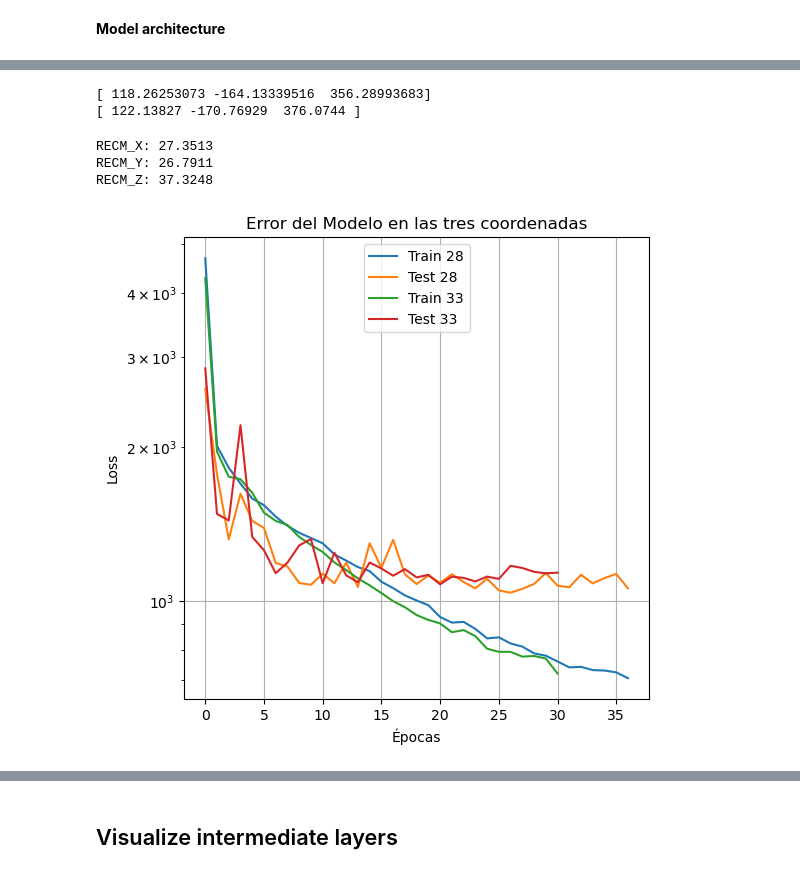
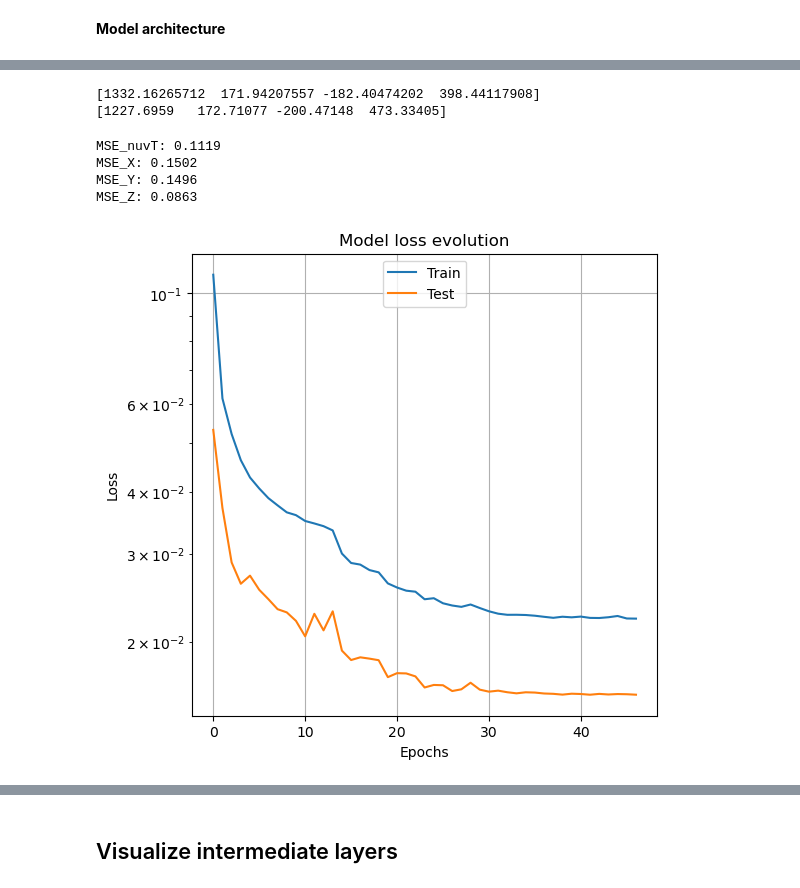
Before and after one commit to CIEMAT-Neutrino/AI_nuvT, a Jupyter notebook: 6_Regression_Ebaricenter_NN.ipynb, the cells around one changed output, grey strips where cells are left out. Cells and saved outputs as stored; diff of their text form; code cells hidden in the pictures.

Commit message:
new developments in 6, new validation loss comparison plots

```diff
--- a/6_Regression_Ebaricenter_NN.ipynb
+++ b/6_Regression_Ebaricenter_NN.ipynb
@@ -150,5 +98,5 @@ print(x_test.shape)
 # %%
-y_train, y_test = dEprom_np[:-test_size], dEprom_np[-test_size:]
+y_train, y_test = y_scaled_combined[:-test_size], y_scaled_combined[-test_size:]
 # %% [markdown]
 **Model architecture**
 # %%
@@ -170,44 +118,48 @@ def create_cnn_model(x_train, conv_dim, maxpool_dim):
     input_layer = layers.Input(shape=input_shape)
 
     # First convolutional block
-    model = layers.BatchNormalization()(input_layer)
-    model = layers.Conv2D(64, conv_dim, padding='same')(model)
+    model = layers.Conv2D(32, conv_dim, padding='same')(input_layer)
+    model = layers.BatchNormalization()(model)
     model = layers.LeakyReLU(alpha=0.1)(model)
     model = layers.MaxPooling2D(maxpool_dim, padding='same')(model)
 
     # Second convolutional block
-    model = layers.Conv2D(128, conv_dim, padding='same')(model)
+    model = layers.Conv2D(64, conv_dim, padding='same')(model)
+    model = layers.BatchNormalization()(input_layer)
     model = layers.LeakyReLU(alpha=0.1)(model)
     #model = layers.MaxPooling2D(maxpool_dim, padding='same')(model)
 
     # Third convolutional block
-    model = layers.Conv2D(256, conv_dim, padding='same')(model)
+    model = layers.Conv2D(128, conv_dim, padding='same')(model)
+    model = layers.BatchNormalization()(input_layer)
     model = layers.LeakyReLU(alpha=0.1)(model)
     #model = layers.MaxPooling2D(maxpool_dim, padding='same')(model)
 
     # Fourth convolutional block
-    model = layers.Conv2D(512, conv_dim, padding='same')(model)
+    model = layers.Conv2D(256, conv_dim, padding='same')(model)
+    model = layers.BatchNormalization()(input_layer)
     model = layers.LeakyReLU(alpha=0.1)(model)
     #model = layers.MaxPooling2D(maxpool_dim, padding='same')(model)
 
     # Fifth convolutional block
-    model = layers.Conv2D(1024, conv_dim, padding='same')(model)
+    model = layers.Conv2D(512, conv_dim, padding='same')(model)
+    model = layers.BatchNormalization()(input_layer)
     model = layers.LeakyReLU(alpha=0.1)(model)
     #model = layers.MaxPooling2D(maxpool_dim, padding='same')(model)
 
     # Flatten the output and pass through dense layers
     model = layers.Flatten()(model)
-    model = layers.Dense(2048, activation='relu')(model)
-    model = layers.Dropout(0.3)(model)
     model = layers.Dense(1024, activation='relu')(model)
     model = layers.Dropout(0.3)(model)
     model = layers.Dense(512, activation='relu')(model)
     model = layers.Dropout(0.3)(model)
     model = layers.Dense(256, activation='relu')(model)
-
+    model = layers.Dropout(0.3)(model)
+    model = layers.Dense(128, activation='relu')(model)
+    model = layers.Dropout(0.3)(model)
 
     # Output layer
-    output_layer = layers.Dense(3, activation='linear')(model)
+    output_layer = layers.Dense(4, activation='linear')(model)
 
     # Create the model
     model_def = models.Model(inputs=input_layer, outputs=output_layer)
@@ -217,5 +169,4 @@ def create_cnn_model(x_train, conv_dim, maxpool_dim):
 
     return model_def
 # %%
-model_4comp_comp_33 = create_cnn_model(x_train, (3,3),(2,2))
-model_4comp_comp_28 = create_cnn_model(x_train, (2,8),(2,2))
+model = create_cnn_model(x_train, (3,3),(2,2))
@@ -221,0 +177,2 @@ model_4comp_comp_28 = create_cnn_model(x_train, (2,8),(2,2))
+# %%
+y_pred_scaling, history_scaling= train_and_predict(model, x_train, y_train, x_test, y_test, epochs=100, batch_size=16)
@@ -248,42 +217,36 @@ visualkeras.layered_view(model_4compreal, legend=True,scale_xy=6, to_file='outpu
 # %%
 print(y_test[1])
-print(dEprom_4compreal[1])
+print(y_pred[1])
 # %% [output]
-[ 118.26253073 -164.13339516  356.28993683]
-[ 122.13827 -170.76929  376.0744 ]
+[1332.16265712  171.94207557 -182.40474202  398.44117908]
+[1227.6959   172.71077 -200.47148  473.33405]
 # %%
-testScoreECM_X = mean_squared_error(y_test[:,0], dEprom_4comp_comp_28[:,0])
-testScoreECM_Y = mean_squared_error(y_test[:,1], dEprom_4comp_comp_28[:,1])
-testScoreECM_Z = mean_squared_error(y_test[:,2], dEprom_4comp_comp_28[:,2])
-print('RECM_X: %.4f' % np.sqrt((testScoreECM_X)))
-print('RECM_Y: %.4f' % np.sqrt((testScoreECM_Y)))
-print('RECM_Z: %.4f' % np.sqrt((testScoreECM_Z)))
-
-testScoreECM_X = mean_squared_error(y_test[:,0], dEprom_4comp_comp_33[:,0])
-testScoreECM_Y = mean_squared_error(y_test[:,1], dEprom_4comp_comp_33[:,1])
-testScoreECM_Z = mean_squared_error(y_test[:,2], dEprom_4comp_comp_33[:,2])
-print('RECM_X: %.4f' % np.sqrt((testScoreECM_X)))
-print('RECM_Y: %.4f' % np.sqrt((testScoreECM_Y)))
-print('RECM_Z: %.4f' % np.sqrt((testScoreECM_Z)))
+testScoreMSE_nuvT = mean_squared_error(y_test[:,0], y_pred_scaling[:,0])
+testScoreMSE_X = mean_squared_error(y_test[:,1], y_pred_scaling[:,1])
+testScoreMSE_Y = mean_squared_error(y_test[:,2], y_pred_scaling[:,2])
+testScoreMSE_Z = mean_squared_error(y_test[:,3], y_pred_scaling[:,3])
+print('MSE_nuvT: %.4f' % np.sqrt((testScoreMSE_nuvT)))
+print('MSE_X: %.4f' % np.sqrt((testScoreMSE_X)))
+print('MSE_Y: %.4f' % np.sqrt((testScoreMSE_Y)))
+print('MSE_Z: %.4f' % np.sqrt((testScoreMSE_Z)))
 # %% [output]
-RECM_X: 27.3513
-RECM_Y: 26.7911
-RECM_Z: 37.3248
+MSE_nuvT: 0.1119
+MSE_X: 0.1502
+MSE_Y: 0.1496
+MSE_Z: 0.0863
 # %%
 # Plot for the first model history
 plt.figure(1, figsize=(6,6))
-plt.plot(history_dEprom_4comp_comp_28.history['mse'])
-plt.plot(history_dEprom_4comp_comp_28.history['val_mse'])
-plt.plot(history_dEprom_4comp_comp_33.history['mse'])
-plt.plot(history_dEprom_4comp_comp_33.history['val_mse'])
+plt.plot(history_scaling.history['mse'])
+plt.plot(history_scaling.history['val_mse'])
 plt.yscale("log")
-plt.title('Error del Modelo en las tres coordenadas')
+plt.title('Model loss evolution')
 plt.ylabel('Loss')
-plt.xlabel('Épocas')
+plt.xlabel('Epochs')
 plt.grid()
-plt.legend(['Train 28', 'Test 28', 'Train 33', 'Test 33'], loc='upper center')
+plt.legend(['Train', 'Test'], loc='upper center')
 
 # Show both figures
 plt.show()
 # %% [output]
-[figure, old version]
+[figure, new version]
```
Also changed, not shown: parts of 59 cells of this notebook, 6 other files.
